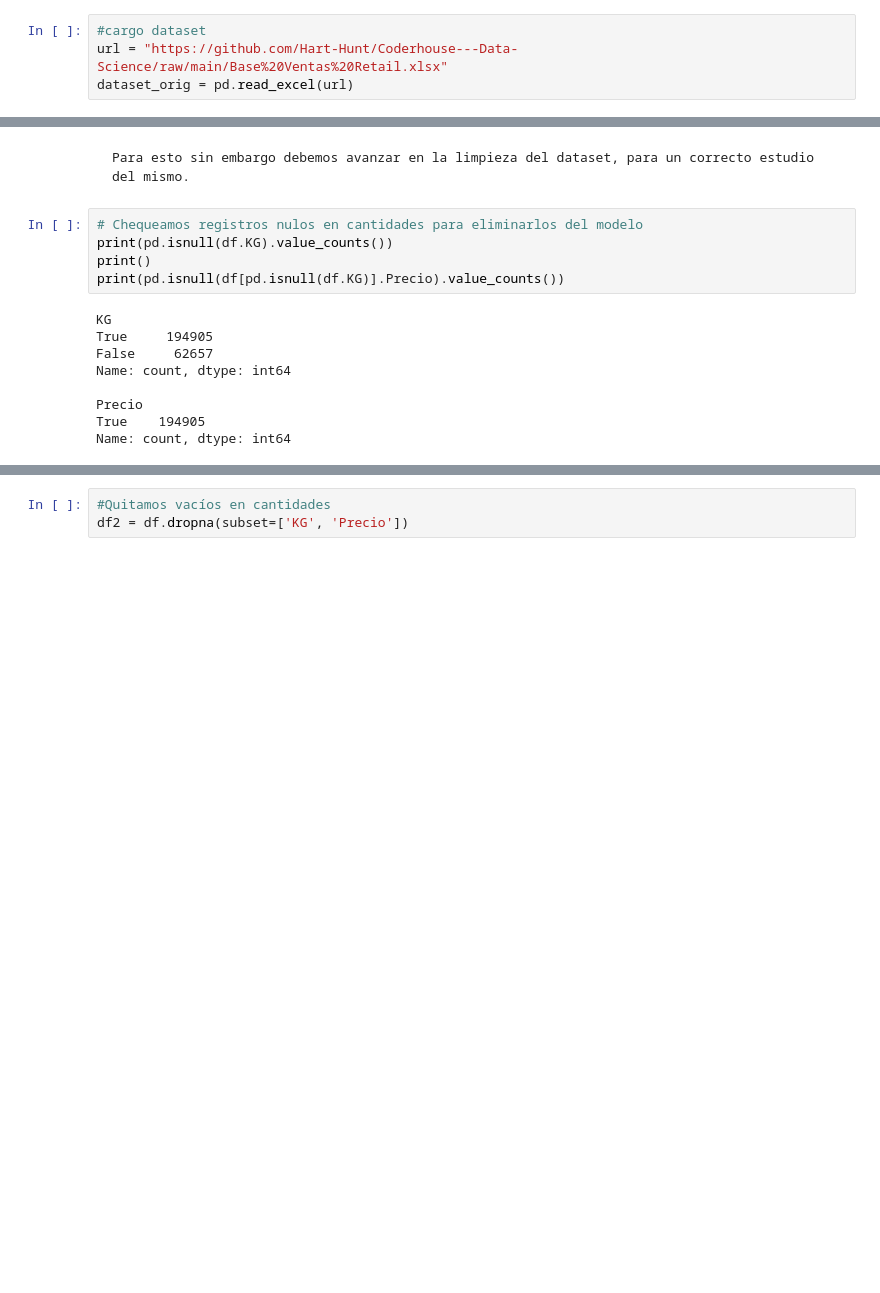
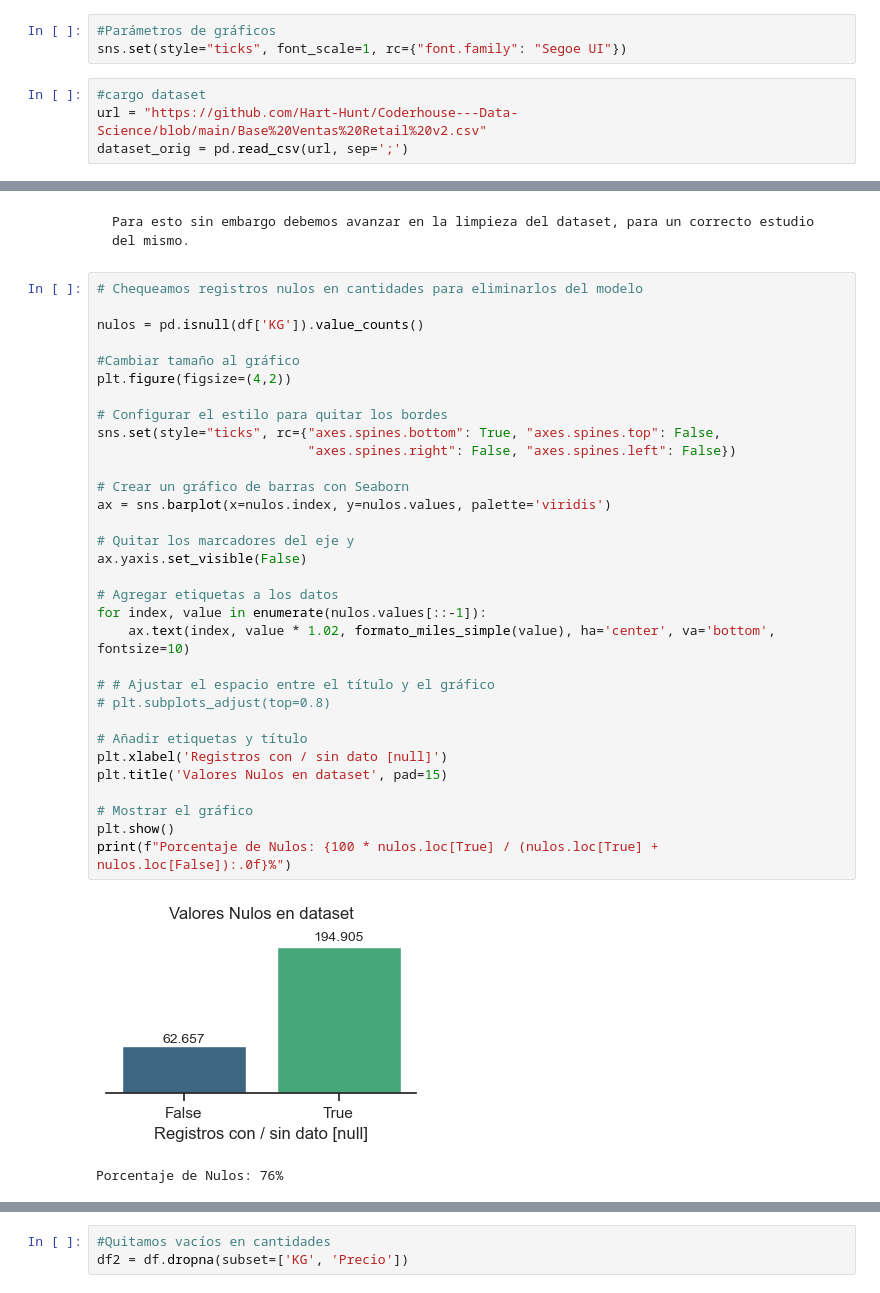
Before and after one commit to Hart-Hunt/Coderhouse---Data-Science, a Jupyter notebook: Pre-Entrega.ipynb, the cells around one changed output, grey strips where cells are left out. Drawn from its saved outputs; the diff is of its cells as text; blank space fills up the shorter version.

```diff
--- a/Pre-Entrega.ipynb
+++ b/Pre-Entrega.ipynb
@@ -13,4 +31,7 @@ import numpy as np
+# %%
+#Parámetros de gráficos
+sns.set(style="ticks", font_scale=1, rc={"font.family": "Segoe UI"})
 # %%
 #cargo dataset
-url = "https://github.com/Hart-Hunt/Coderhouse---Data-Science/raw/main/Base%20Ventas%20Retail.xlsx"
-dataset_orig = pd.read_excel(url)
+url = "https://github.com/Hart-Hunt/Coderhouse---Data-Science/blob/main/Base%20Ventas%20Retail%20v2.csv"
+dataset_orig = pd.read_csv(url, sep=';')
@@ -69,17 +92,38 @@ df.sample(5)
     La venta se encuentra aparentemente cerrada por semana, y al ser de Argentina del año 2023 se deberían observar comportamientos inflacionarios de precio.
 # %% [markdown]
     Para esto sin embargo debemos avanzar en la limpieza del dataset, para un correcto estudio del mismo.
-# %%
-# Chequeamos registros nulos en cantidades para eliminarlos del modelo
-print(pd.isnull(df.KG).value_counts())
-print()
-print(pd.isnull(df[pd.isnull(df.KG)].Precio).value_counts())
-# %% [output]
-KG
-True     194905
-False     62657
-Name: count, dtype: int64
-
-Precio
-True    194905
-Name: count, dtype: int64
+# %%
+# Chequeamos registros nulos en cantidades para eliminarlos del modelo
+
+nulos = pd.isnull(df['KG']).value_counts()
+
+#Cambiar tamaño al gráfico
+plt.figure(figsize=(4,2))
+
+# Configurar el estilo para quitar los bordes
+sns.set(style="ticks", rc={"axes.spines.bottom": True, "axes.spines.top": False,
+                           "axes.spines.right": False, "axes.spines.left": False})
+
+# Crear un gráfico de barras con Seaborn
+ax = sns.barplot(x=nulos.index, y=nulos.values, palette='viridis')
+
+# Quitar los marcadores del eje y
+ax.yaxis.set_visible(False)
+
+# Agregar etiquetas a los datos
+for index, value in enumerate(nulos.values[::-1]):
+    ax.text(index, value * 1.02, formato_miles_simple(value), ha='center', va='bottom', fontsize=10)
+
+# # Ajustar el espacio entre el título y el gráfico
+# plt.subplots_adjust(top=0.8)
+
+# Añadir etiquetas y título
+plt.xlabel('Registros con / sin dato [null]')
+plt.title('Valores Nulos en dataset', pad=15)
+
+# Mostrar el gráfico
+plt.show()
+print(f"Porcentaje de Nulos: {100 * nulos.loc[True] / (nulos.loc[True] + nulos.loc[False]):.0f}%")
+# %% [output]
+[figure, added]
+Porcentaje de Nulos: 76%
```
Also changed, not shown: parts of 15 cells of this notebook.
